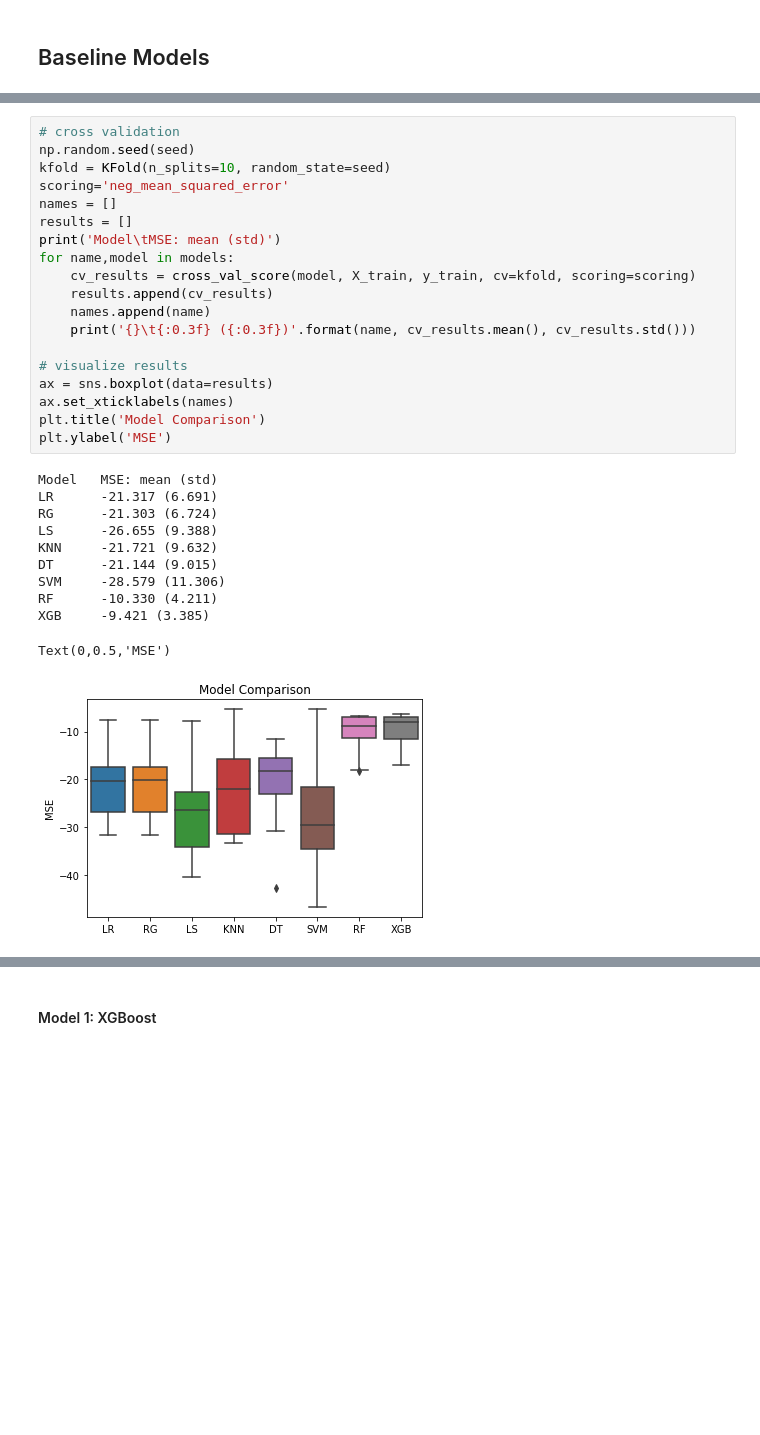
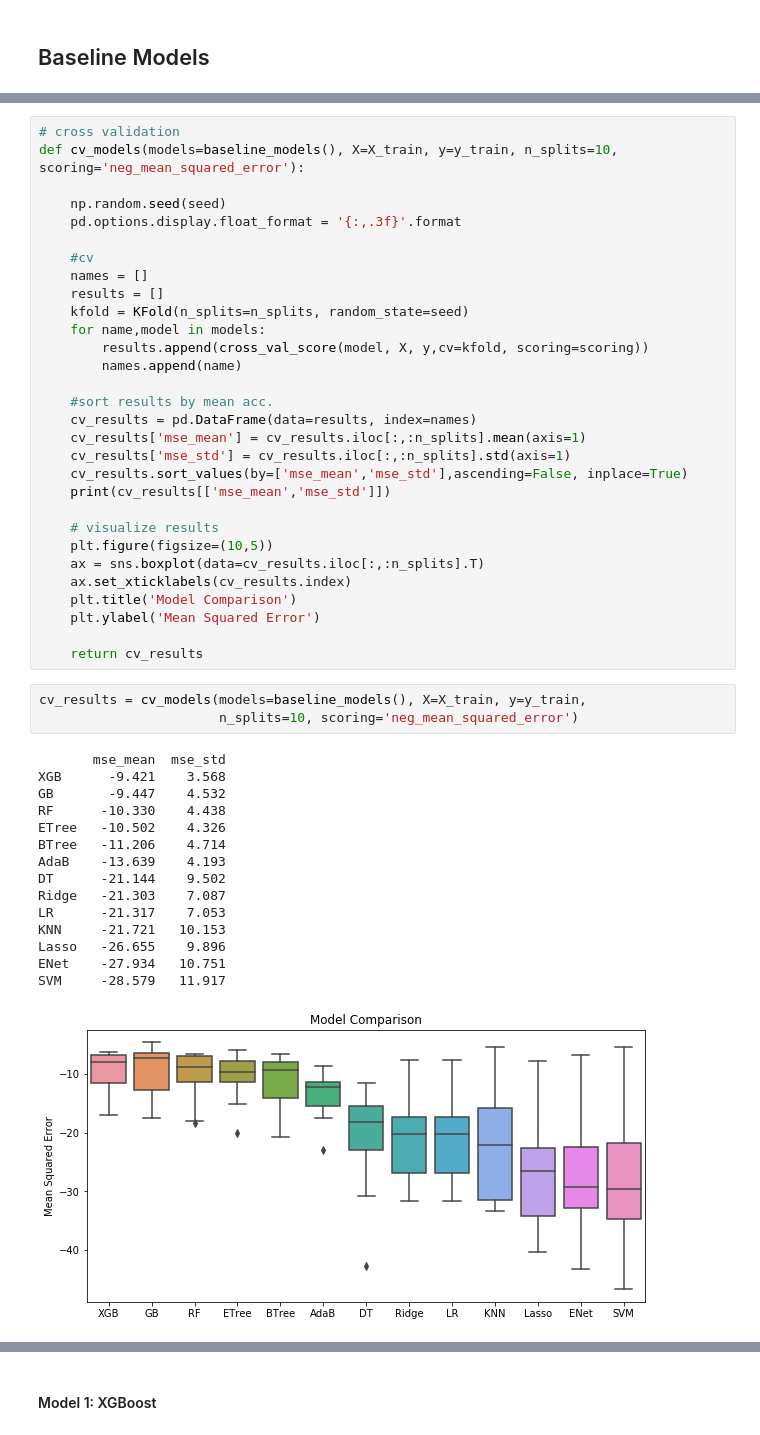
Before and after one commit to dundee2002/Machine-Deep-Learning-in-Python-and-R, a Jupyter notebook: Machine-Learning-in-Python/Regression/Regress_sklearn_uci_boston_housing_r870.ipynb, the cells around one changed output, grey strips where cells are left out. Saved outputs shown, nothing was run; the diff lists cells and outputs as text; blank space fills up the shorter version.

```diff
--- a/Machine-Learning-in-Python/Regression/Regress_sklearn_uci_boston_housing_r870.ipynb
+++ b/Machine-Learning-in-Python/Regression/Regress_sklearn_uci_boston_housing_r870.ipynb
@@ -182,33 +192,51 @@ models.append(('XGB', XGBRegressor(random_state=seed)))
-# %%
-# cross validation
-np.random.seed(seed)
-kfold = KFold(n_splits=10, random_state=seed)
-scoring='neg_mean_squared_error'
-names = []
-results = []
-print('Model\tMSE: mean (std)')
-for name,model in models:
-    cv_results = cross_val_score(model, X_train, y_train, cv=kfold, scoring=scoring)
-    results.append(cv_results)
-    names.append(name)
-    print('{}\t{:0.3f} ({:0.3f})'.format(name, cv_results.mean(), cv_results.std()))
-
-# visualize results
-ax = sns.boxplot(data=results)
-ax.set_xticklabels(names)
-plt.title('Model Comparison')
-plt.ylabel('MSE')
-# %% [output]
-Model   MSE: mean (std)
-LR      -21.317 (6.691)
-RG      -21.303 (6.724)
-LS      -26.655 (9.388)
-KNN     -21.721 (9.632)
-DT      -21.144 (9.015)
-SVM     -28.579 (11.306)
-RF      -10.330 (4.211)
-XGB     -9.421 (3.385)
-Text(0,0.5,'MSE')
-[figure, removed]
+# %%
+# cross validation
+def cv_models(models=baseline_models(), X=X_train, y=y_train, n_splits=10, scoring='neg_mean_squared_error'):
+
+    np.random.seed(seed)
+    pd.options.display.float_format = '{:,.3f}'.format
+
+    #cv
+    names = []
+    results = []
+    kfold = KFold(n_splits=n_splits, random_state=seed)
+    for name,model in models:
+        results.append(cross_val_score(model, X, y,cv=kfold, scoring=scoring))
+        names.append(name)
+
+    #sort results by mean acc.
+    cv_results = pd.DataFrame(data=results, index=names)
+    cv_results['mse_mean'] = cv_results.iloc[:,:n_splits].mean(axis=1)
+    cv_results['mse_std'] = cv_results.iloc[:,:n_splits].std(axis=1)
+    cv_results.sort_values(by=['mse_mean','mse_std'],ascending=False, inplace=True)
+    print(cv_results[['mse_mean','mse_std']])
+
+    # visualize results
+    plt.figure(figsize=(10,5))
+    ax = sns.boxplot(data=cv_results.iloc[:,:n_splits].T)
+    ax.set_xticklabels(cv_results.index)
+    plt.title('Model Comparison')
+    plt.ylabel('Mean Squared Error')
+
+    return cv_results
+# %%
+cv_results = cv_models(models=baseline_models(), X=X_train, y=y_train,
+                       n_splits=10, scoring='neg_mean_squared_error')
+# %% [output]
+       mse_mean  mse_std
+XGB      -9.421    3.568
+GB       -9.447    4.532
+RF      -10.330    4.438
+ETree   -10.502    4.326
+BTree   -11.206    4.714
+AdaB    -13.639    4.193
+DT      -21.144    9.502
+Ridge   -21.303    7.087
+LR      -21.317    7.053
+KNN     -21.721   10.153
+Lasso   -26.655    9.896
+ENet    -27.934   10.751
+SVM     -28.579   11.917
+[figure, added]
 # %% [markdown]
 ## Parameter Tuning
```
Also changed, not shown: parts of 23 cells of this notebook, 1 other file.
